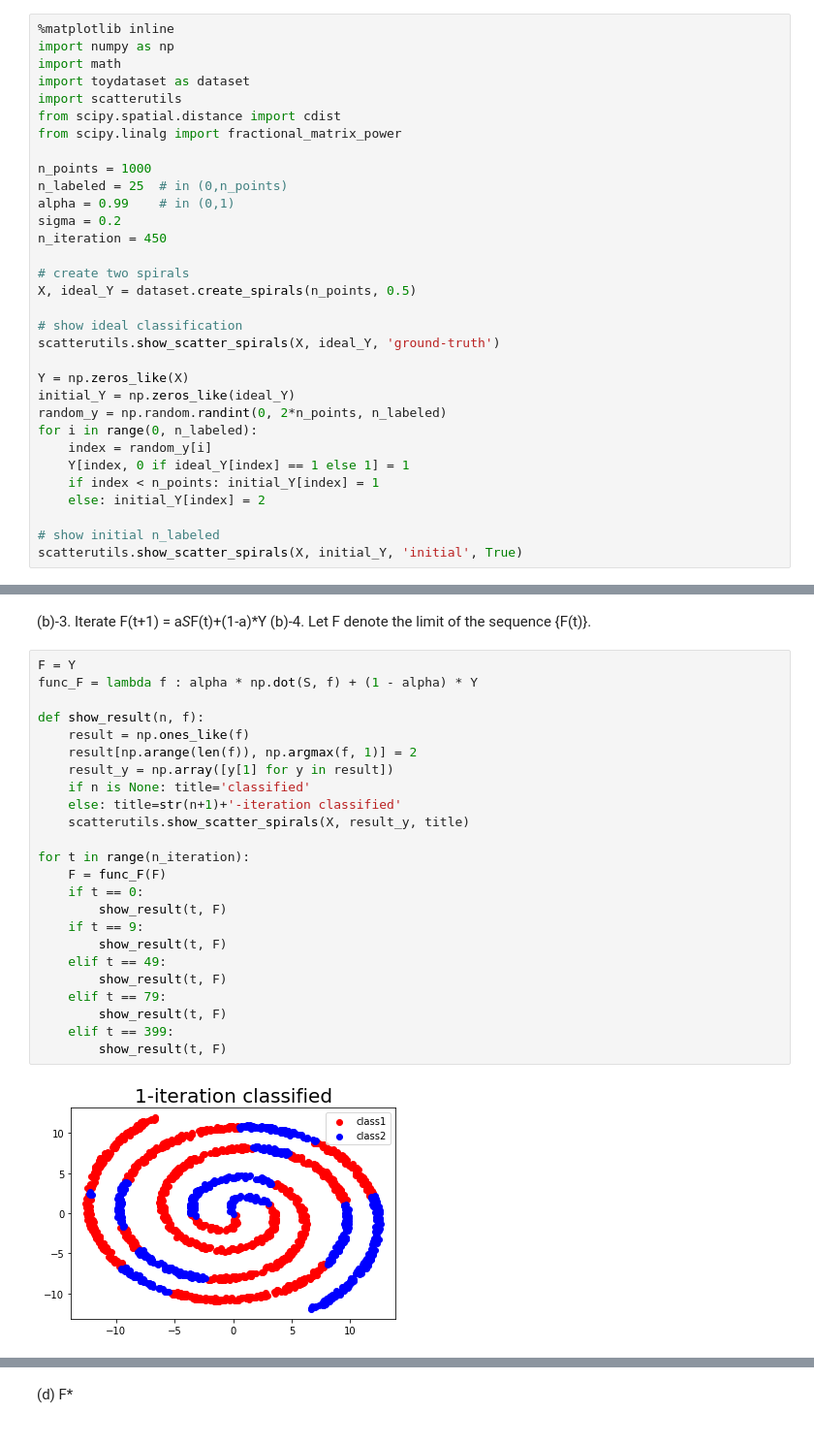
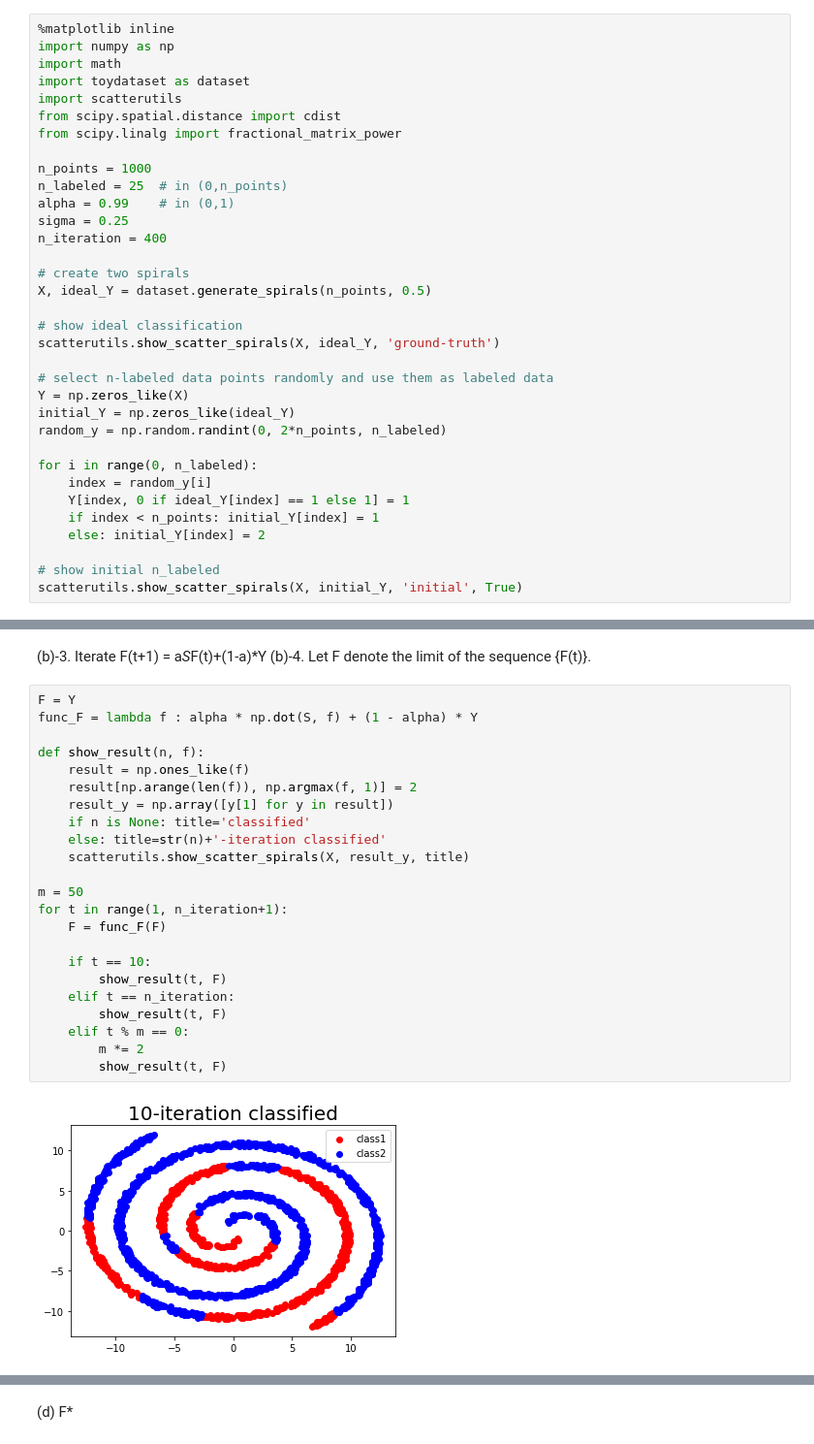
Before and after one commit to bebye/lgc-python, a Jupyter notebook: main.ipynb, the cells around one changed output, grey strips where cells are left out. Shown at 97% size. Drawn from its saved outputs; the diff is of its cells as text.

```diff
--- a/main.ipynb
+++ b/main.ipynb
@@ -12,18 +12,20 @@ from scipy.linalg import fractional_matrix_power
 n_points = 1000
 n_labeled = 25  # in (0,n_points)
 alpha = 0.99    # in (0,1)
-sigma = 0.2
-n_iteration = 450
+sigma = 0.25
+n_iteration = 400
 
 # create two spirals
-X, ideal_Y = dataset.create_spirals(n_points, 0.5)
+X, ideal_Y = dataset.generate_spirals(n_points, 0.5)
 
 # show ideal classification
 scatterutils.show_scatter_spirals(X, ideal_Y, 'ground-truth')
 
+# select n-labeled data points randomly and use them as labeled data
 Y = np.zeros_like(X)
 initial_Y = np.zeros_like(ideal_Y)
 random_y = np.random.randint(0, 2*n_points, n_labeled)
+
 for i in range(0, n_labeled):
     index = random_y[i]
     Y[index, 0 if ideal_Y[index] == 1 else 1] = 1
@@ -57,26 +59,25 @@ S = np.dot(np.dot(D, W), D)
 # %%
 F = Y
 func_F = lambda f : alpha * np.dot(S, f) + (1 - alpha) * Y
 
 def show_result(n, f):
     result = np.ones_like(f)
     result[np.arange(len(f)), np.argmax(f, 1)] = 2
     result_y = np.array([y[1] for y in result])
     if n is None: title='classified'
-    else: title=str(n+1)+'-iteration classified'
+    else: title=str(n)+'-iteration classified'
     scatterutils.show_scatter_spirals(X, result_y, title)
 
-for t in range(n_iteration):
+m = 50
+for t in range(1, n_iteration+1):
     F = func_F(F)
-    if t == 0:
+
+    if t == 10:
         show_result(t, F)
-    if t == 9:
+    elif t == n_iteration:
         show_result(t, F)
-    elif t == 49:
+    elif t % m == 0:
+        m *= 2
         show_result(t, F)
-    elif t == 79:
-        show_result(t, F)
-    elif t == 399:
-        show_result(t, F)
 # %% [output]
-[figure, old version]
+[figure, new version]
```
Also changed, not shown: parts of 3 cells of this notebook, 1 other file.
